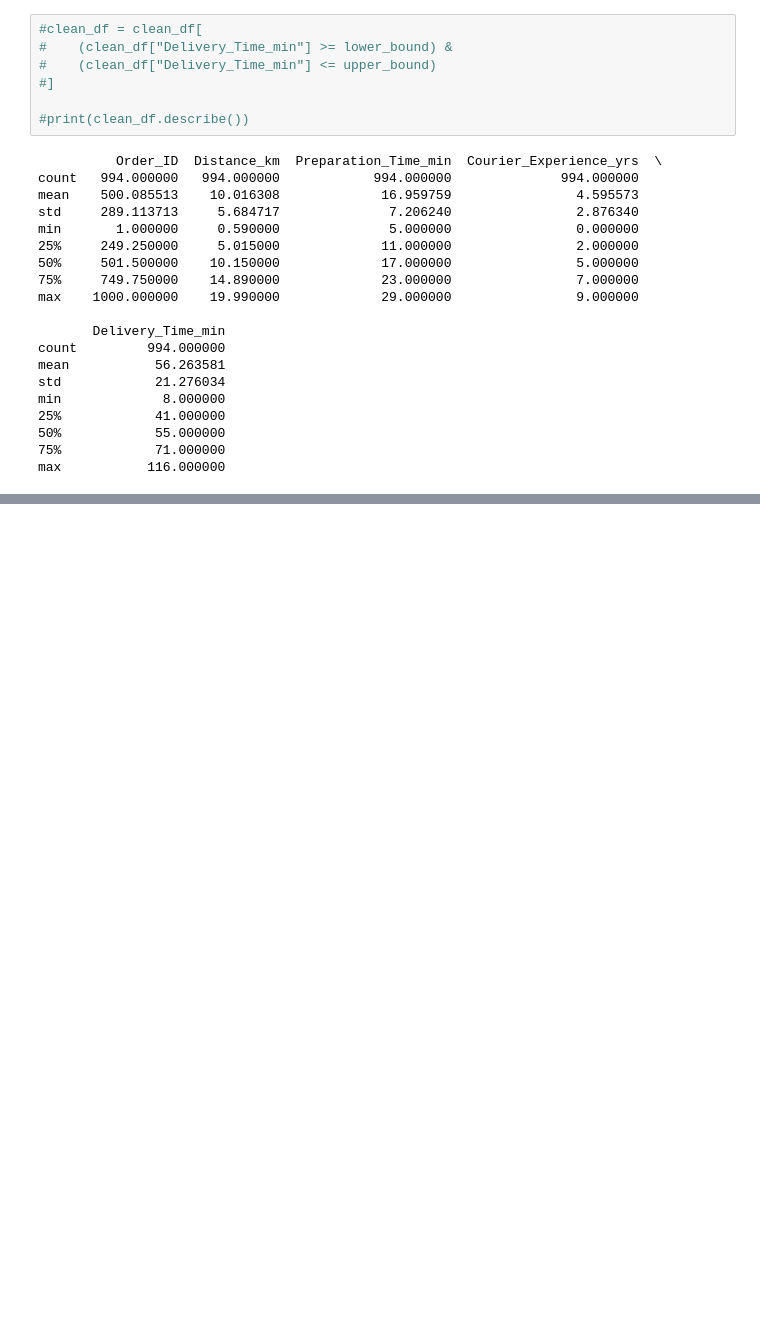
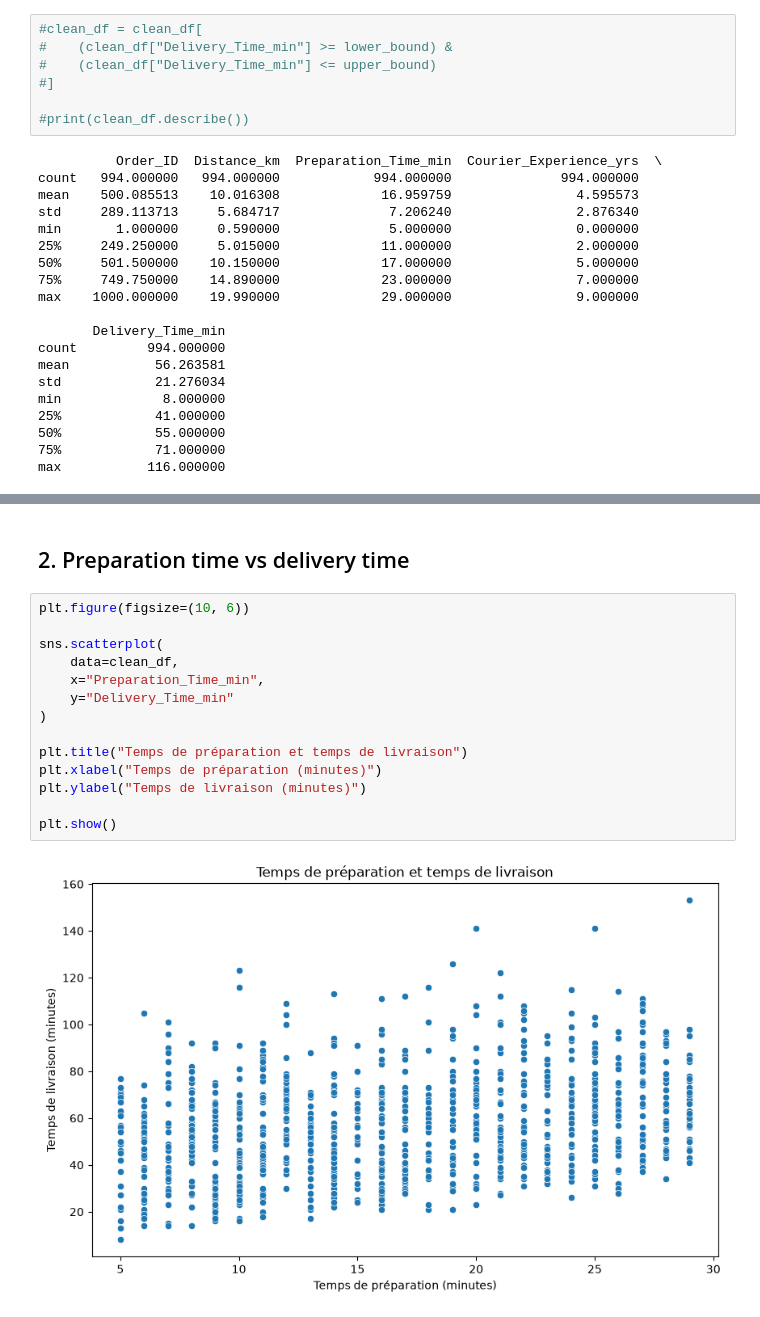
Before and after one commit to lahcen404/DeliveryETA, a Jupyter notebook: notebooks/delivery_eta_analysis.ipynb, the cells around one changed output, grey strips where cells are left out. Cells and saved outputs as stored; diff of their text form; blank space fills up the shorter version.

```diff
--- a/notebooks/delivery_eta_analysis.ipynb
+++ b/notebooks/delivery_eta_analysis.ipynb
@@ -281,0 +503,18 @@ max           116.000000
+# %% [markdown]
+## 2. Preparation time vs delivery time
+# %%
+plt.figure(figsize=(10, 6))
+
+sns.scatterplot(
+    data=clean_df,
+    x="Preparation_Time_min",
+    y="Delivery_Time_min"
+)
+
+plt.title("Temps de préparation et temps de livraison")
+plt.xlabel("Temps de préparation (minutes)")
+plt.ylabel("Temps de livraison (minutes)")
+
+plt.show()
+# %% [output]
+[figure, added]
```
Also changed, not shown: parts of 32 cells of this notebook, 2 other files.
